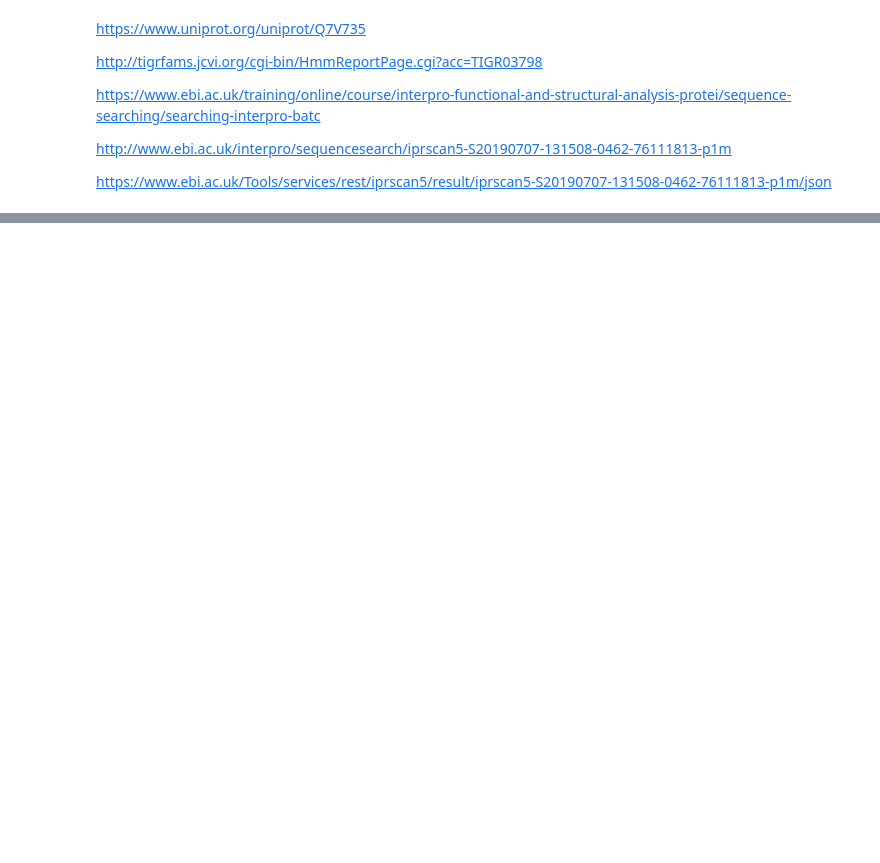
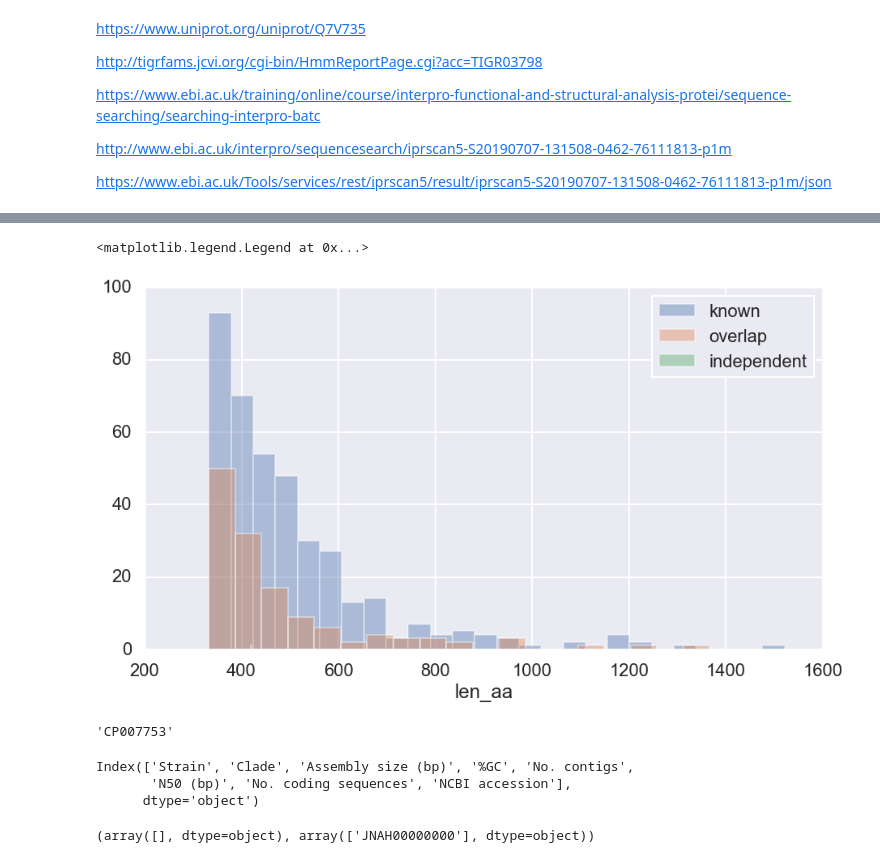
Before and after one commit to wosnat/sep, a Jupyter notebook: find orfs.ipynb, the cells around one changed output, grey strips where cells are left out. Drawn from its saved outputs; the diff is of its cells as text; code cells hidden in the pictures; blank space fills up the shorter version.

```diff
--- a/find orfs.ipynb
+++ b/find orfs.ipynb
@@ -259,0 +103,11 @@ df_merge.loc[~df_merge.genome.isna()].shape
+# %%
+for i in df.overlap_type.unique():
+    sns.distplot(df.loc[df.overlap_type == i].len_aa, label=i, kde=False)
+plt.legend()
+# %% [output]
+<matplotlib.legend.Legend at 0x...>
+[figure, added]
+# %%
+sf.get_accession('MIT0604')
+# %% [output]
+'CP007753'
@@ -259,0 +117,6 @@ df_merge.loc[~df_merge.genome.isna()].shape
+# %%
+metadf2.columns
+# %% [output]
+Index(['Strain', 'Clade', 'Assembly size (bp)', '%GC', 'No. contigs',
+       'N50 (bp)', 'No. coding sequences', 'NCBI accession'],
+      dtype='object')
@@ -259,0 +125,4 @@ df_merge.loc[~df_merge.genome.isna()].shape
+# %%
+metadf1.loc[metadf1.Name == genome, 'NCBI accession'].unique(), metadf2.loc[metadf2.Strain == genome, 'NCBI accession'].unique()
+# %% [output]
+(array([], dtype=object), array(['JNAH00000000'], dtype=object))
```
Also changed, not shown: parts of 30 cells of this notebook, 2 other files.
